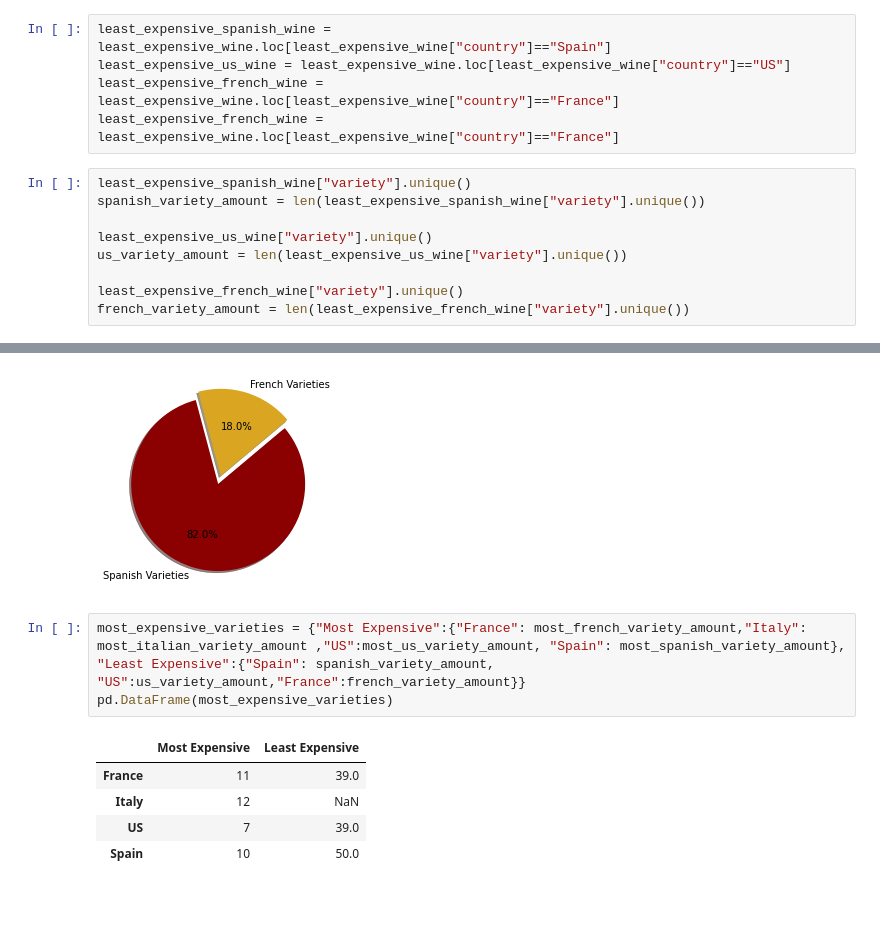
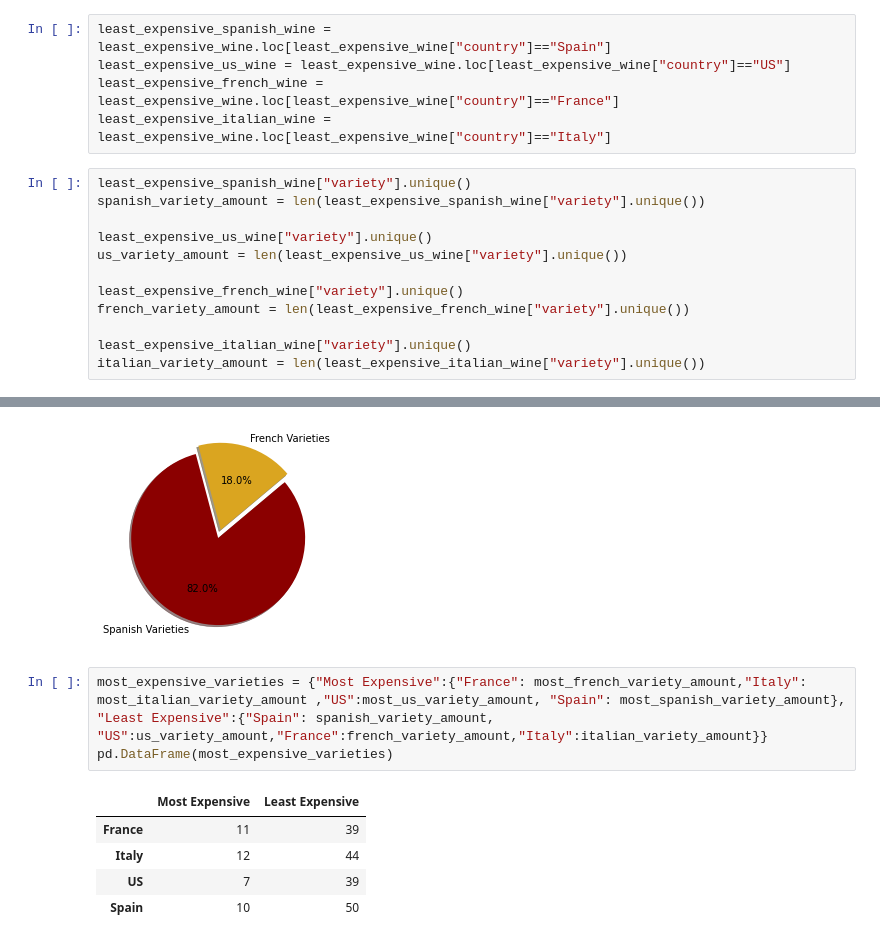
Before and after one commit to j1candel/Wine-Analysis-, a Jupyter notebook: Jessicas Work/wine-analysis -jessica.ipynb, the cells around one changed output, grey strips where cells are left out. Cells and saved outputs as stored; diff of their text form; blank space fills up the shorter version.

```diff
--- a/Jessicas Work/wine-analysis -jessica.ipynb
+++ b/Jessicas Work/wine-analysis -jessica.ipynb
@@ -289,7 +289,7 @@ plt.bar(x_axis,y_axis,color="darkred")
 least_expensive_spanish_wine = least_expensive_wine.loc[least_expensive_wine["country"]=="Spain"]
 least_expensive_us_wine = least_expensive_wine.loc[least_expensive_wine["country"]=="US"]
 least_expensive_french_wine = least_expensive_wine.loc[least_expensive_wine["country"]=="France"]
-least_expensive_french_wine = least_expensive_wine.loc[least_expensive_wine["country"]=="France"]
+least_expensive_italian_wine = least_expensive_wine.loc[least_expensive_wine["country"]=="Italy"]
 # %%
 least_expensive_spanish_wine["variety"].unique()
 spanish_variety_amount = len(least_expensive_spanish_wine["variety"].unique())
@@ -299,6 +299,9 @@ us_variety_amount = len(least_expensive_us_wine["variety"].unique())
 
 least_expensive_french_wine["variety"].unique()
 french_variety_amount = len(least_expensive_french_wine["variety"].unique())
+
+least_expensive_italian_wine["variety"].unique()
+italian_variety_amount = len(least_expensive_italian_wine["variety"].unique())
 # %%
 Most_Least_Variety_df
 # %% [output]
@@ -323,11 +326,11 @@ plt.pie(count, explode = explode, colors=color, labels=labels, shadow=True, auto
   Text(-0.18083281408628601, -0.5721009468176352, '82.0%')])
 [figure]
 # %%
-most_expensive_varieties = {"Most Expensive":{"France": most_french_variety_amount,"Italy": most_italian_variety_amount ,"US":most_us_variety_amount, "Spain": most_spanish_variety_amount}, "Least Expensive":{"Spain": spanish_variety_amount, "US":us_variety_amount,"France":french_variety_amount}}
+most_expensive_varieties = {"Most Expensive":{"France": most_french_variety_amount,"Italy": most_italian_variety_amount ,"US":most_us_variety_amount, "Spain": most_spanish_variety_amount}, "Least Expensive":{"Spain": spanish_variety_amount, "US":us_variety_amount,"France":french_variety_amount,"Italy":italian_variety_amount}}
 pd.DataFrame(most_expensive_varieties)
 # %% [output]
 |  | Most Expensive | Least Expensive |
-| France | 11 | 39.0 |
-| Italy | 12 | NaN |
-| US | 7 | 39.0 |
-| Spain | 10 | 50.0 |
+| France | 11 | 39 |
+| Italy | 12 | 44 |
+| US | 7 | 39 |
+| Spain | 10 | 50 |
```
Also changed, not shown: 1 other file.
